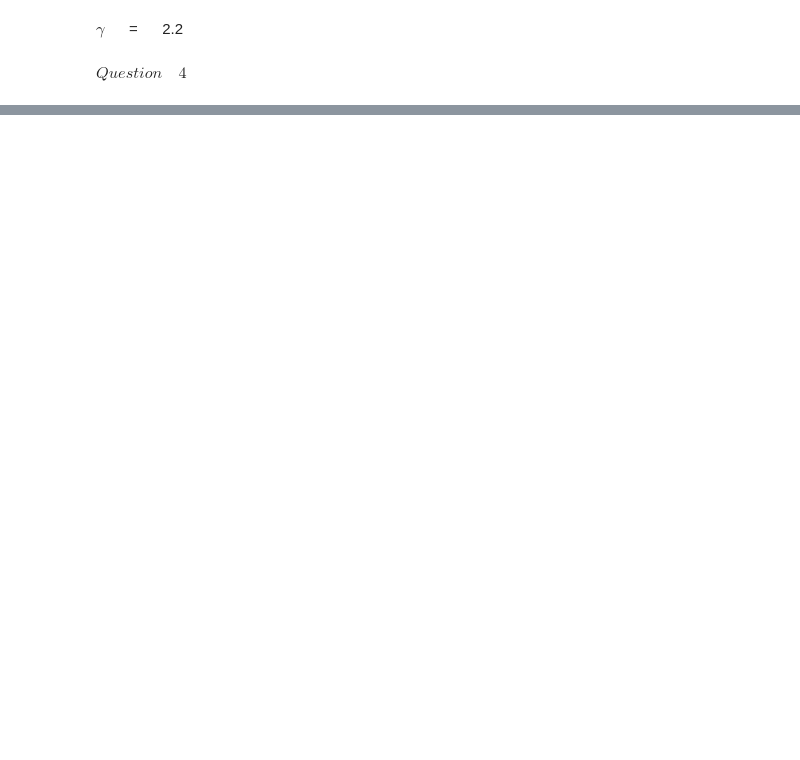
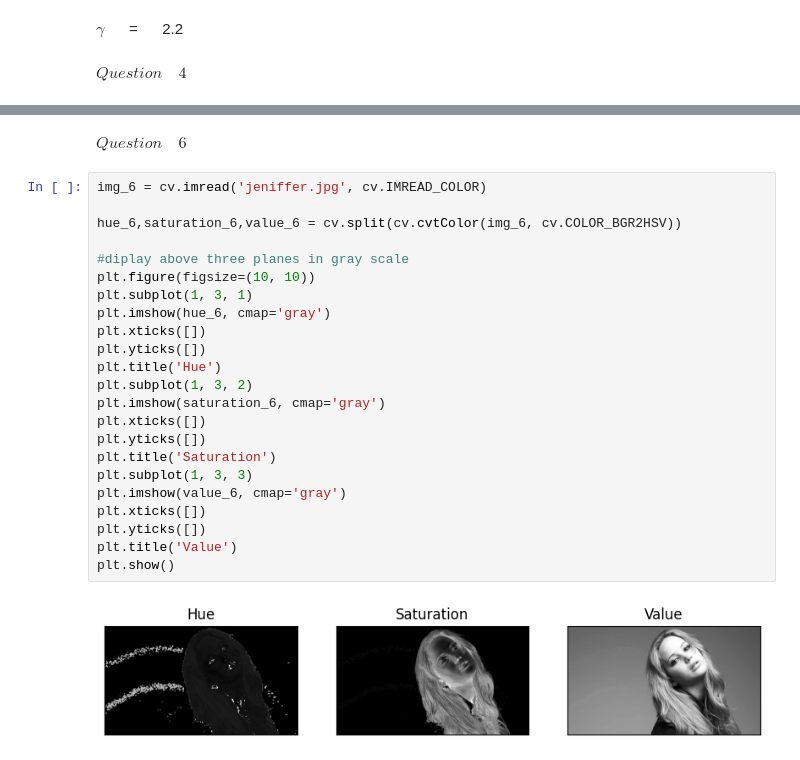
Before and after one commit to TishanSathruwan/ImageProcessing_MachineVision, a Jupyter notebook: Assignments/Assignment_1/Assignment_01.ipynb, the cells around one changed output, grey strips where cells are left out. Saved outputs shown, nothing was run; the diff lists cells and outputs as text; blank space fills up the shorter version.

```diff
--- a/Assignments/Assignment_1/Assignment_01.ipynb
+++ b/Assignments/Assignment_1/Assignment_01.ipynb
@@ -152,0 +314,27 @@ $Question \quad 4 $
+# %% [markdown]
+$Question \quad6$
+# %%
+img_6 = cv.imread('jeniffer.jpg', cv.IMREAD_COLOR)
+
+hue_6,saturation_6,value_6 = cv.split(cv.cvtColor(img_6, cv.COLOR_BGR2HSV))
+
+#diplay above three planes in gray scale
+plt.figure(figsize=(10, 10))
+plt.subplot(1, 3, 1)
+plt.imshow(hue_6, cmap='gray')
+plt.xticks([])
+plt.yticks([])
+plt.title('Hue')
+plt.subplot(1, 3, 2)
+plt.imshow(saturation_6, cmap='gray')
+plt.xticks([])
+plt.yticks([])
+plt.title('Saturation')
+plt.subplot(1, 3, 3)
+plt.imshow(value_6, cmap='gray')
+plt.xticks([])
+plt.yticks([])
+plt.title('Value')
+plt.show()
+# %% [output]
+[figure, added]
```
Also changed, not shown: parts of 12 cells of this notebook.
